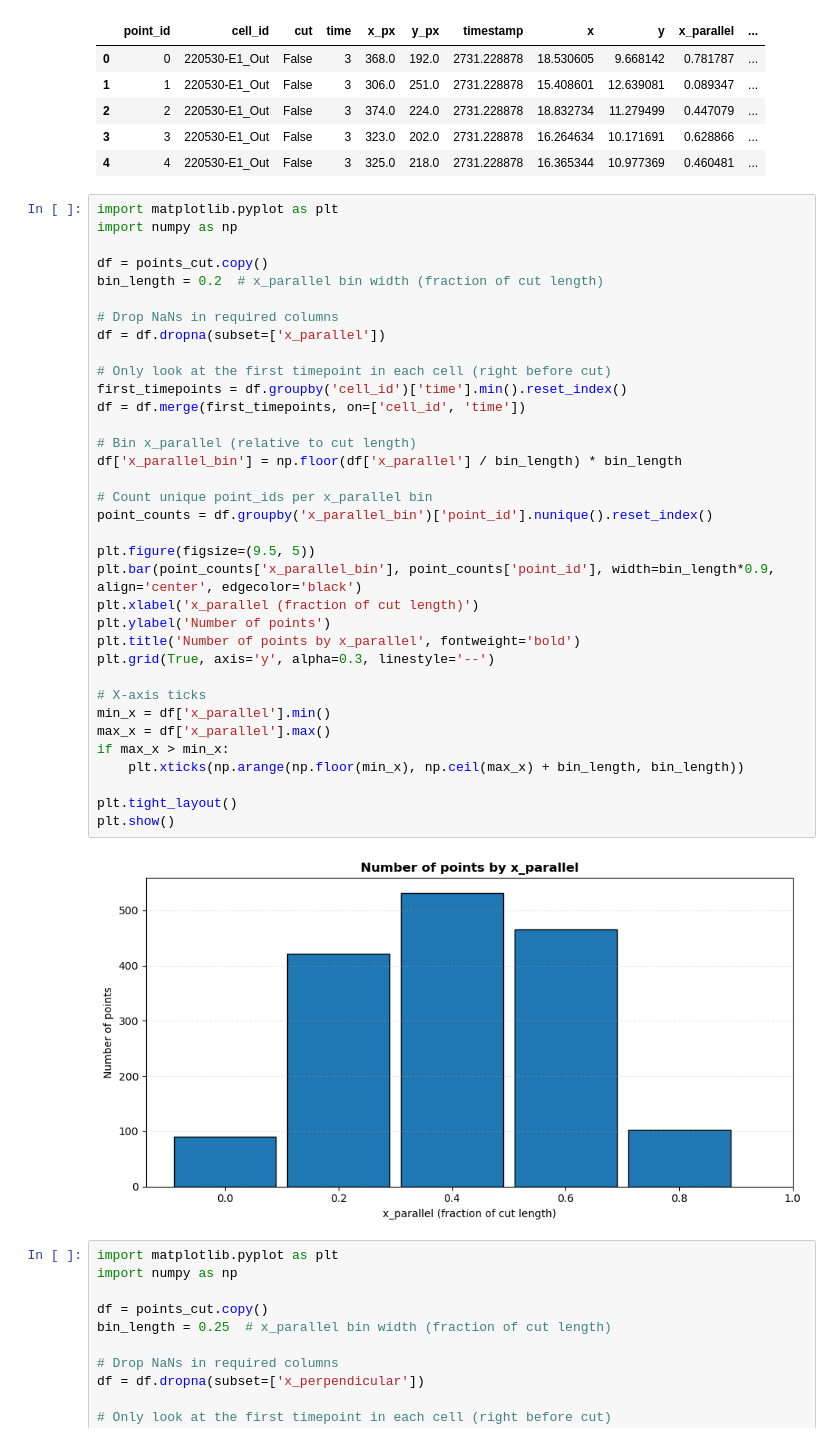
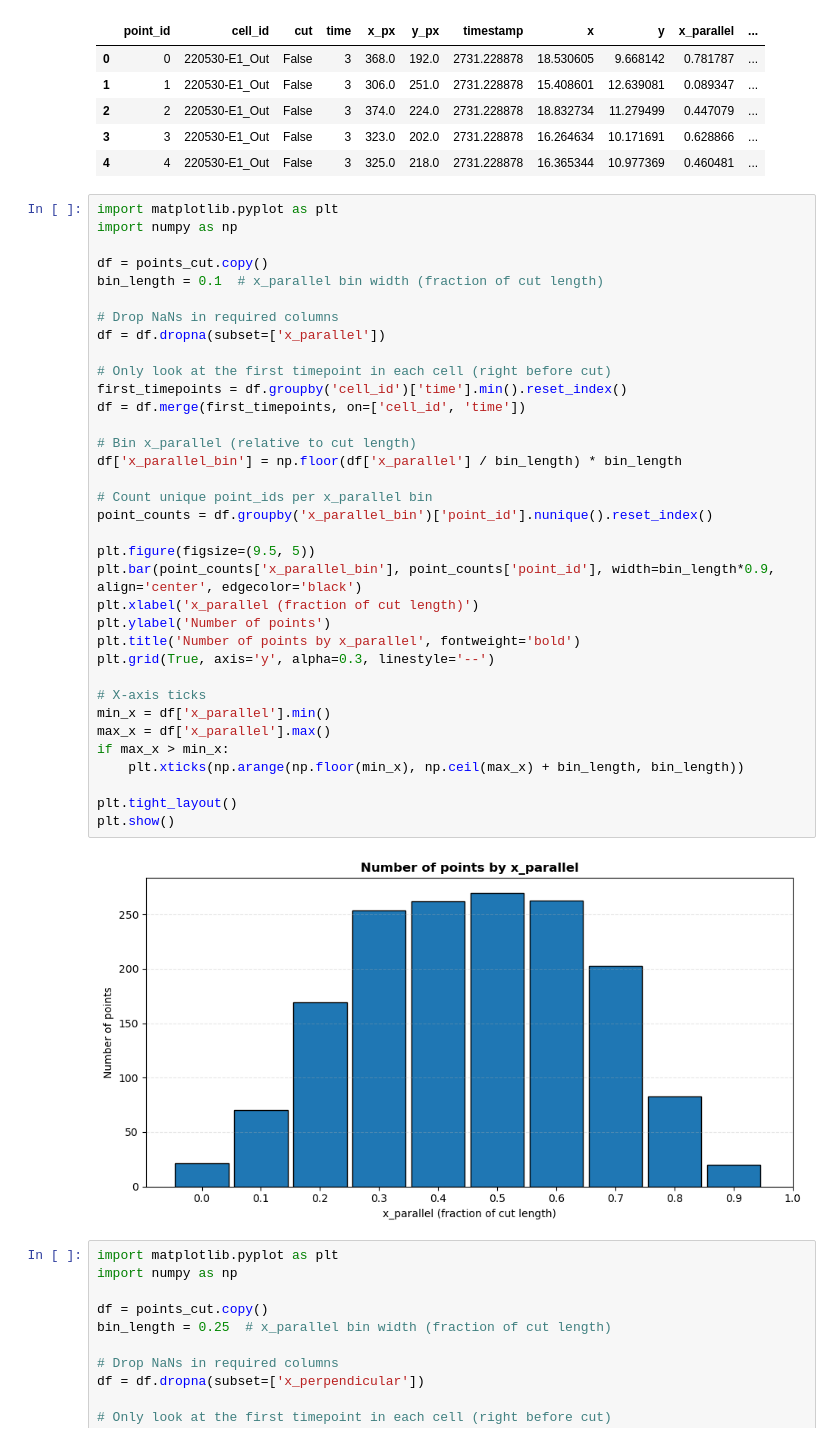
Before and after one commit to signynas/diet4CoLA, a Jupyter notebook: annotated_data.ipynb, the cells around one changed output. Drawn from its saved outputs; the diff is of its cells as text.

```diff
--- a/annotated_data.ipynb
+++ b/annotated_data.ipynb
@@ -231,38 +231,38 @@ import matplotlib.pyplot as plt
 import numpy as np
 
 df = points_cut.copy()
-bin_length = 0.2  # x_parallel bin width (fraction of cut length)
+bin_length = 0.1  # x_parallel bin width (fraction of cut length)
 
 # Drop NaNs in required columns
 df = df.dropna(subset=['x_parallel'])
 
 # Only look at the first timepoint in each cell (right before cut)
 first_timepoints = df.groupby('cell_id')['time'].min().reset_index()
 df = df.merge(first_timepoints, on=['cell_id', 'time'])
 
 # Bin x_parallel (relative to cut length)
 df['x_parallel_bin'] = np.floor(df['x_parallel'] / bin_length) * bin_length
 
 # Count unique point_ids per x_parallel bin
 point_counts = df.groupby('x_parallel_bin')['point_id'].nunique().reset_index()
 
 plt.figure(figsize=(9.5, 5))
 plt.bar(point_counts['x_parallel_bin'], point_counts['point_id'], width=bin_length*0.9, align='center', edgecolor='black')
 plt.xlabel('x_parallel (fraction of cut length)')
 plt.ylabel('Number of points')
 plt.title('Number of points by x_parallel', fontweight='bold')
 plt.grid(True, axis='y', alpha=0.3, linestyle='--')
 
 # X-axis ticks
 min_x = df['x_parallel'].min()
 max_x = df['x_parallel'].max()
 if max_x > min_x:
     plt.xticks(np.arange(np.floor(min_x), np.ceil(max_x) + bin_length, bin_length))
 
 plt.tight_layout()
 plt.show()
 # %% [output]
-[figure, old version]
+[figure, new version]
 # %%
 import matplotlib.pyplot as plt
 import numpy as np
```
Also changed, not shown: parts of 3 cells of this notebook.
